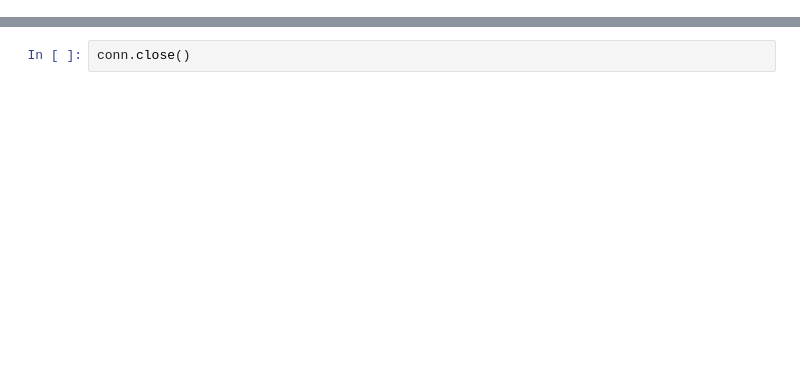
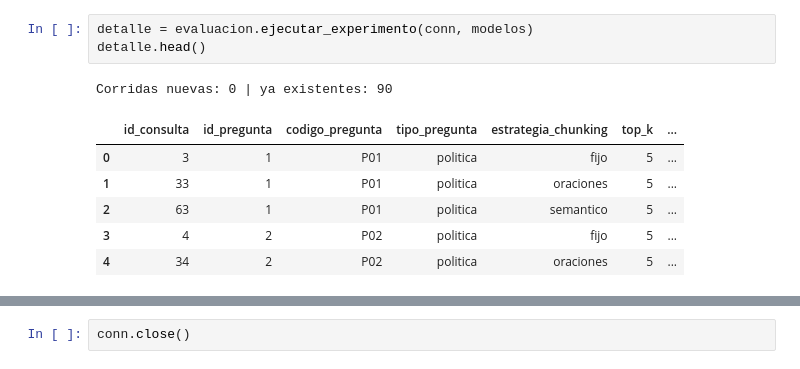
Before and after one commit to jeronimo-taborda-e/merca-rag, a Jupyter notebook: notebooks/02_experimento_chunking.ipynb, the cells around one changed output, grey strips where cells are left out. Drawn from its saved outputs; the diff is of its cells as text; blank space fills up the shorter version.

```diff
--- a/notebooks/02_experimento_chunking.ipynb
+++ b/notebooks/02_experimento_chunking.ipynb
@@ -189,0 +111,11 @@ Guardado en /home/estudiante/trabajo/data/resultados
+# %%
+detalle = evaluacion.ejecutar_experimento(conn, modelos)
+detalle.head()
+# %% [output]
+Corridas nuevas: 0 | ya existentes: 90
+|  | id_consulta | id_pregunta | codigo_pregunta | tipo_pregunta | estrategia_chunking | top_k | ... |
+| 0 | 3 | 1 | P01 | politica | fijo | 5 | ... |
+| 1 | 33 | 1 | P01 | politica | oraciones | 5 | ... |
+| 2 | 63 | 1 | P01 | politica | semantico | 5 | ... |
+| 3 | 4 | 2 | P02 | politica | fijo | 5 | ... |
+| 4 | 34 | 2 | P02 | politica | oraciones | 5 | ... |
```
Also changed, not shown: parts of 38 cells of this notebook, 41 other files.
